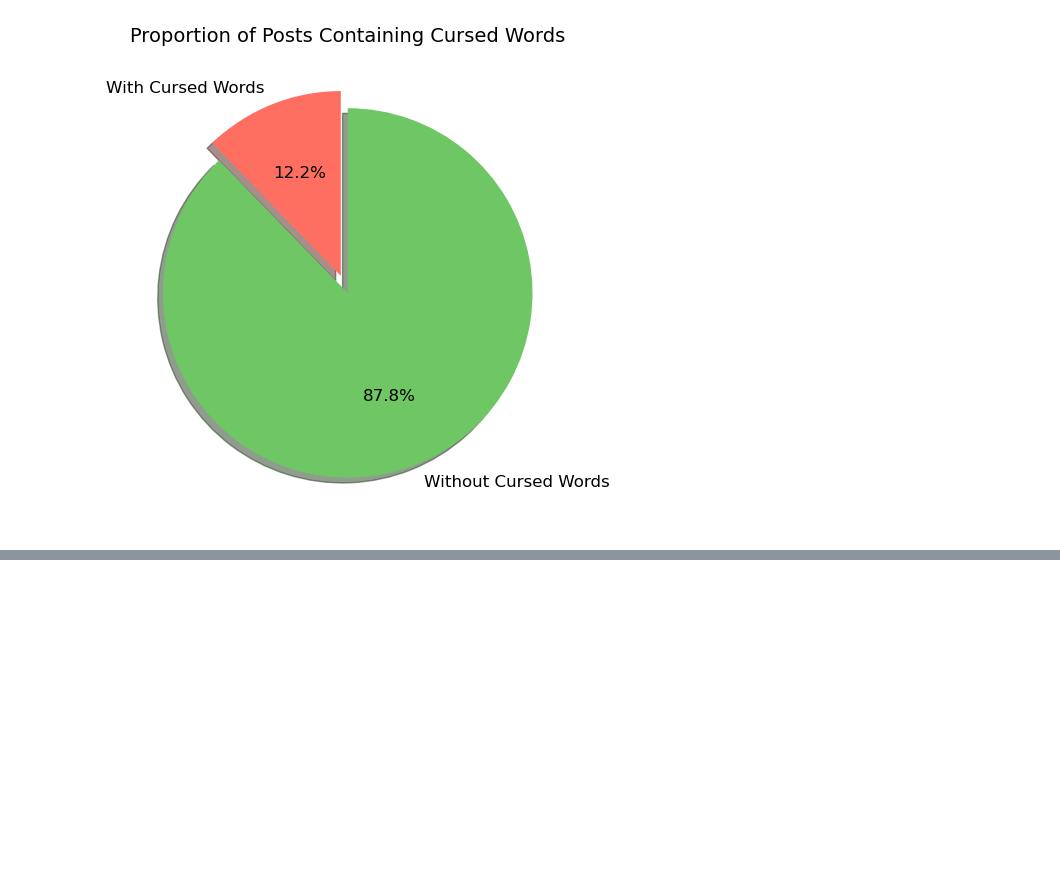
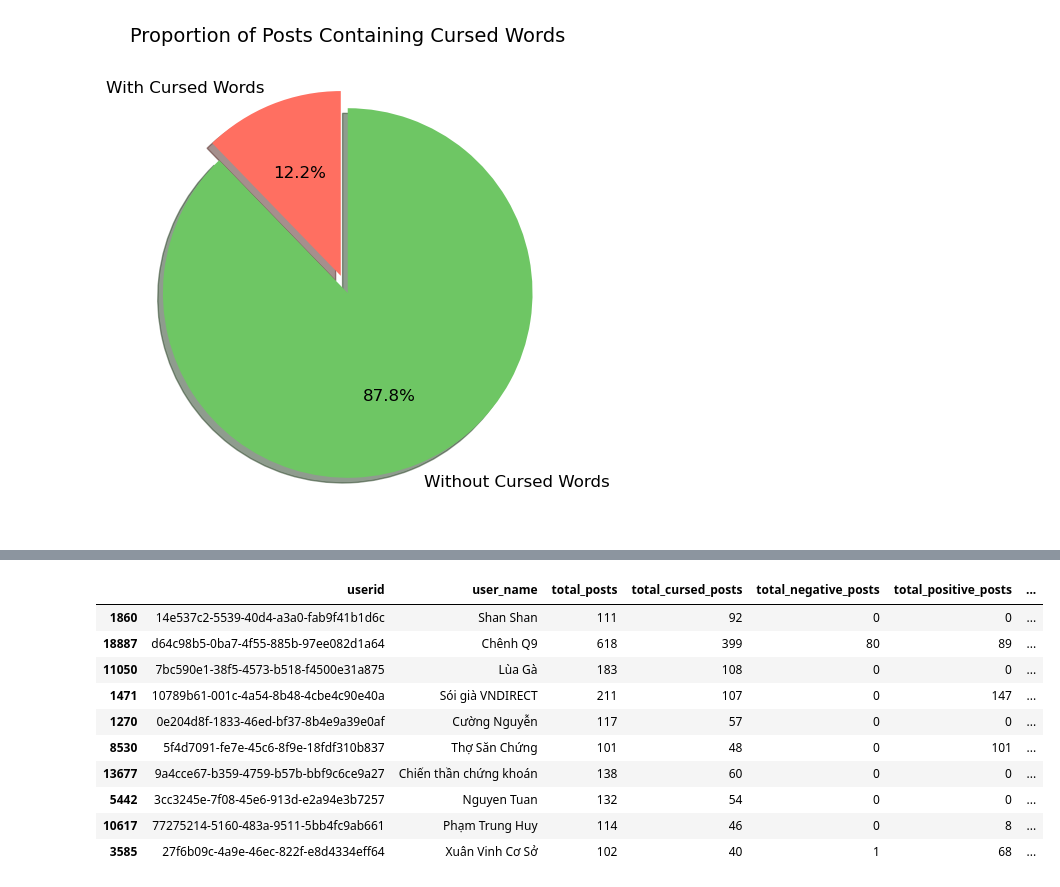
Before and after one commit to Legend0fHell/ait2006-data-processing-final, a Jupyter notebook: dantri_analyze.ipynb, the cells around one changed output, grey strips where cells are left out. Cells and saved outputs as stored; diff of their text form; code cells hidden in the pictures; blank space fills up the shorter version.

```diff
--- a/dantri_analyze.ipynb
+++ b/dantri_analyze.ipynb
@@ -402,0 +407,20 @@ plt.show()
+# %%
+# users with highest ratio of posts containing cursed words(atleast 50 posts)
+user_activity['cursed_posts_ratio'] = user_activity['total_cursed_posts'] / user_activity['total_posts']
+user_activity['cursed_posts_ratio'] = user_activity['cursed_posts_ratio'].fillna(0)
+user_activity['total_posts'] = user_activity['total_posts'].fillna(0)
+top_user_activity = user_activity[user_activity['total_posts'] >= 100]
+top_users_ratio = top_user_activity.sort_values('cursed_posts_ratio', ascending=False).head(10)
+top_users_ratio
+# %% [output]
+|  | userid | user_name | total_posts | total_cursed_posts | total_negative_posts | total_positive_posts | ... |
+| 1860 | 14e537c2-5539-40d4-a3a0-fab9f41b1d6c | Shan Shan | 111 | 92 | 0 | 0 | ... |
+| 18887 | d64c98b5-0ba7-4f55-885b-97ee082d1a64 | ㅤㅤ ㅤChênh Q9 | 618 | 399 | 80 | 89 | ... |
+| 11050 | 7bc590e1-38f5-4573-b518-f4500e31a875 | Lùa Gà | 183 | 108 | 0 | 0 | ... |
+| 1471 | 10789b61-001c-4a54-8b48-4cbe4c90e40a | Sói già VNDIRECT | 211 | 107 | 0 | 147 | ... |
+| 1270 | 0e204d8f-1833-46ed-bf37-8b4e9a39e0af | Cường Nguyễn | 117 | 57 | 0 | 0 | ... |
+| 8530 | 5f4d7091-fe7e-45c6-8f9e-18fdf310b837 | Thợ Săn Chứng | 101 | 48 | 0 | 101 | ... |
+| 13677 | 9a4cce67-b359-4759-b57b-bbf9c6ce9a27 | Chiến thần chứng khoán | 138 | 60 | 0 | 0 | ... |
+| 5442 | 3cc3245e-7f08-45e6-913d-e2a94e3b7257 | Nguyen Tuan | 132 | 54 | 0 | 0 | ... |
+| 10617 | 77275214-5160-483a-9511-5bb4fc9ab661 | Phạm Trung Huy | 114 | 46 | 0 | 8 | ... |
+| 3585 | 27f6b09c-4a9e-46ec-822f-e8d4334eff64 | Xuân Vinh Cơ Sở | 102 | 40 | 1 | 68 | ... |
```
Also changed, not shown: parts of 6 cells of this notebook.
